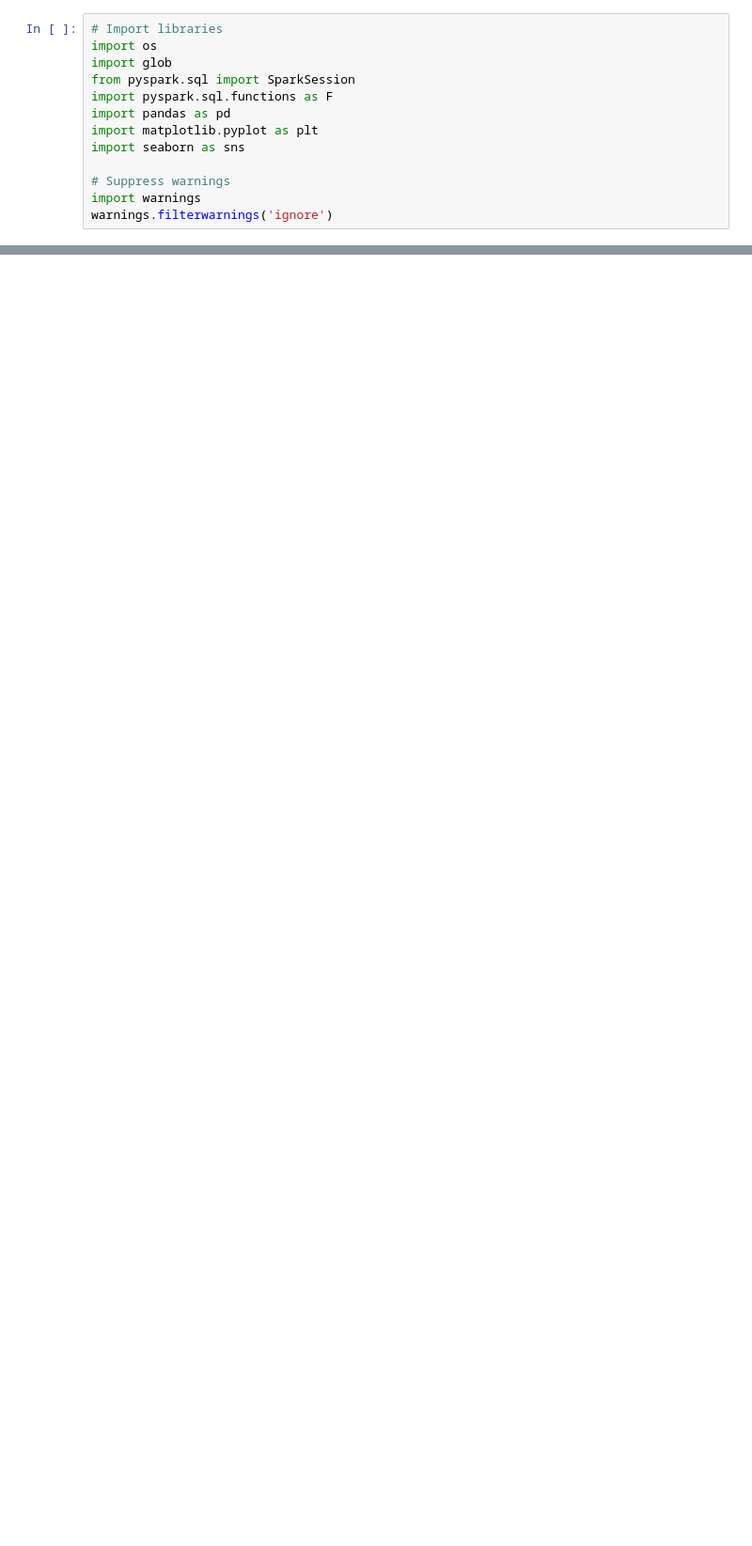
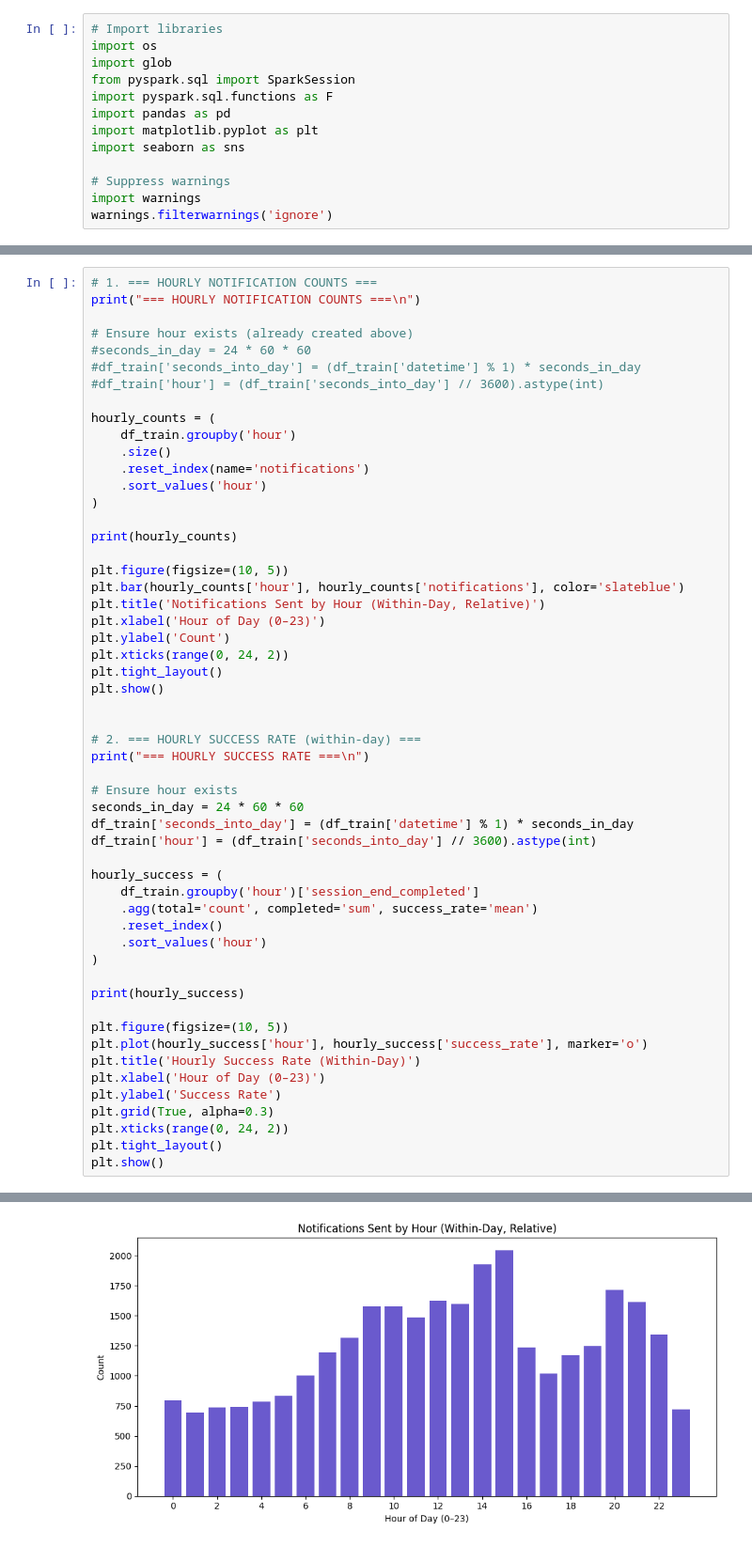
Before and after one commit to lab-hu/datathon-duolingo, a Jupyter notebook: analysis.ipynb, the cells around one changed output, grey strips where cells are left out. Shown at 94% size. Drawn from its saved outputs; the diff is of its cells as text; blank space fills up the shorter version.

```diff
--- a/analysis.ipynb
+++ b/analysis.ipynb
@@ -313,0 +416,55 @@ Non-completion rate (False): 85.92%
+# %%
+# 1. === HOURLY NOTIFICATION COUNTS ===
+print("=== HOURLY NOTIFICATION COUNTS ===\n")
+
+# Ensure hour exists (already created above)
+#seconds_in_day = 24 * 60 * 60
+#df_train['seconds_into_day'] = (df_train['datetime'] % 1) * seconds_in_day
+#df_train['hour'] = (df_train['seconds_into_day'] // 3600).astype(int)
+
+hourly_counts = (
+    df_train.groupby('hour')
+    .size()
+    .reset_index(name='notifications')
+    .sort_values('hour')
+)
+
+print(hourly_counts)
+
+plt.figure(figsize=(10, 5))
+plt.bar(hourly_counts['hour'], hourly_counts['notifications'], color='slateblue')
+plt.title('Notifications Sent by Hour (Within-Day, Relative)')
+plt.xlabel('Hour of Day (0–23)')
+plt.ylabel('Count')
+plt.xticks(range(0, 24, 2))
+plt.tight_layout()
+plt.show()
+
+
+# 2. === HOURLY SUCCESS RATE (within-day) ===
+print("=== HOURLY SUCCESS RATE ===\n")
+
+# Ensure hour exists
+seconds_in_day = 24 * 60 * 60
+df_train['seconds_into_day'] = (df_train['datetime'] % 1) * seconds_in_day
+df_train['hour'] = (df_train['seconds_into_day'] // 3600).astype(int)
+
+hourly_success = (
+    df_train.groupby('hour')['session_end_completed']
+    .agg(total='count', completed='sum', success_rate='mean')
+    .reset_index()
+    .sort_values('hour')
+)
+
+print(hourly_success)
+
+plt.figure(figsize=(10, 5))
+plt.plot(hourly_success['hour'], hourly_success['success_rate'], marker='o')
+plt.title('Hourly Success Rate (Within-Day)')
+plt.xlabel('Hour of Day (0–23)')
+plt.ylabel('Success Rate')
+plt.grid(True, alpha=0.3)
+plt.xticks(range(0, 24, 2))
+plt.tight_layout()
+plt.show()
+# %% [output]
@@ -313,0 +488 @@ Non-completion rate (False): 85.92%
+[figure, added]
```
Also changed, not shown: parts of 56 cells of this notebook.
